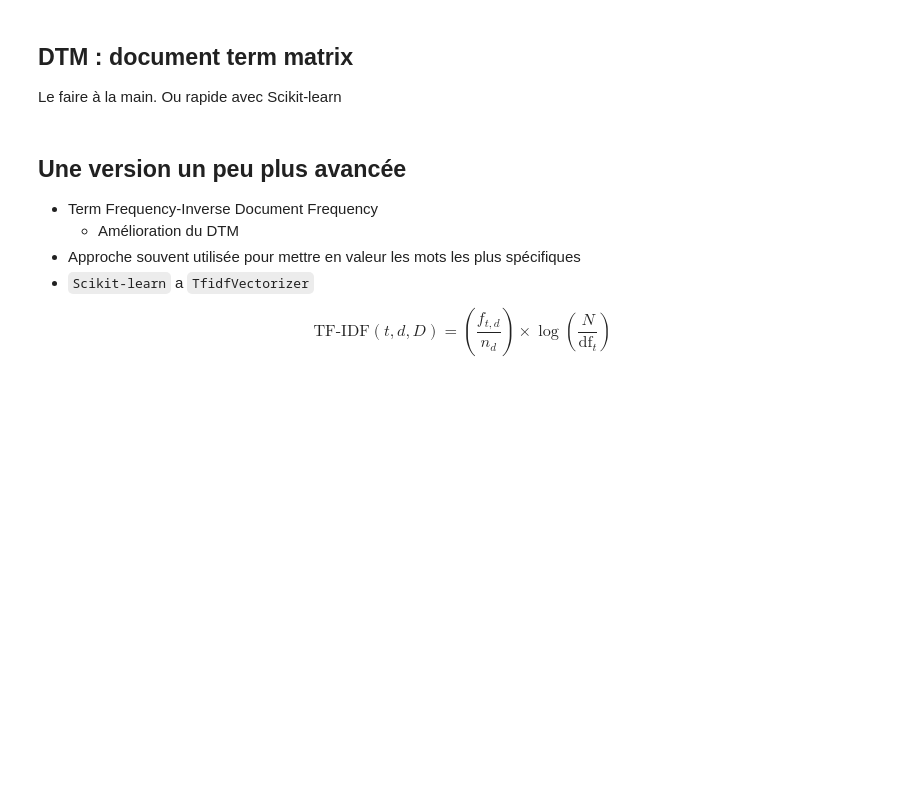
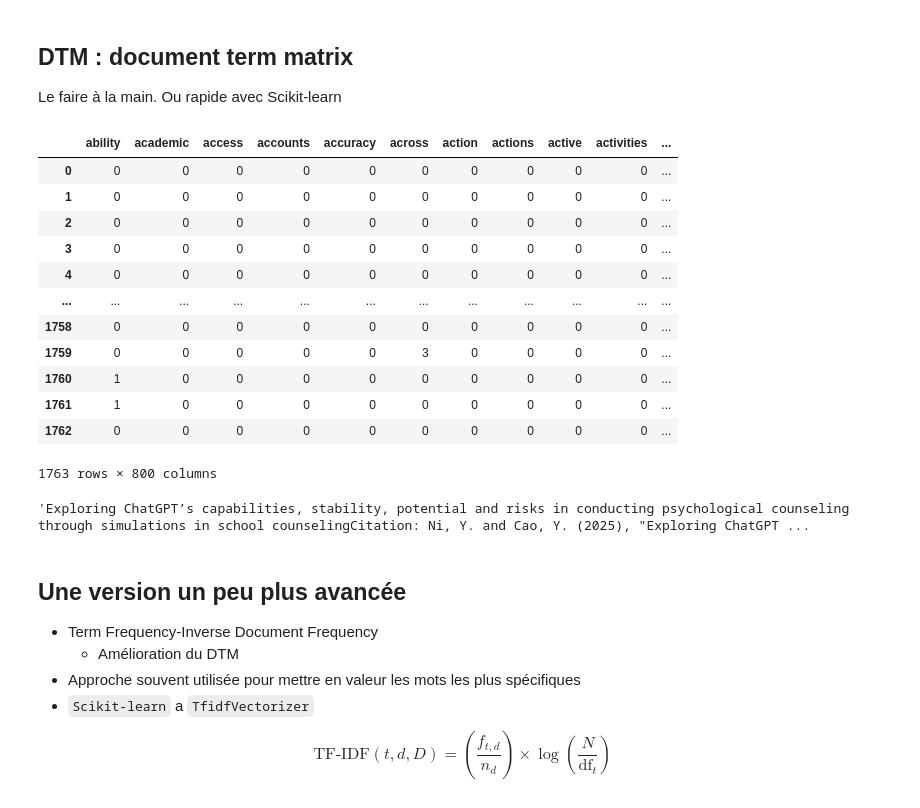
Before and after one commit to pyshs/URFIST-Lyon-2026, a Jupyter notebook: notebooks/NLP/2 Le texte comme un sac de mots.ipynb, the cells around one changed output. Saved outputs shown, nothing was run; the diff lists cells and outputs as text; code cells hidden in the pictures; blank space fills up the shorter version.

```diff
--- a/notebooks/NLP/2 Le texte comme un sac de mots.ipynb
+++ b/notebooks/NLP/2 Le texte comme un sac de mots.ipynb
@@ -92,15 +136,33 @@ Le faire à la main. Ou rapide avec Scikit-learn
 # %%
 from sklearn.feature_extraction.text import CountVectorizer
 
 # créer mon object de ML
-vectorizer = CountVectorizer(stop_words=english_stopwords,
+vectorizer = CountVectorizer(stop_words=english_stopwords + [str(i) for i in range(0, 10000)],
                              ngram_range=(1, 1),
                              max_features=800)
 
 # appliquer sur les données
 X = vectorizer.fit_transform(df["texte"])
 X = pd.DataFrame(X.toarray(),columns=list(vectorizer.get_feature_names_out()))
 X
+# %% [output]
+|  | ability | academic | access | accounts | accuracy | across | action | actions | active | activities | ... |
+| 0 | 0 | 0 | 0 | 0 | 0 | 0 | 0 | 0 | 0 | 0 | ... |
+| 1 | 0 | 0 | 0 | 0 | 0 | 0 | 0 | 0 | 0 | 0 | ... |
+| 2 | 0 | 0 | 0 | 0 | 0 | 0 | 0 | 0 | 0 | 0 | ... |
+| 3 | 0 | 0 | 0 | 0 | 0 | 0 | 0 | 0 | 0 | 0 | ... |
+| 4 | 0 | 0 | 0 | 0 | 0 | 0 | 0 | 0 | 0 | 0 | ... |
+| ... | ... | ... | ... | ... | ... | ... | ... | ... | ... | ... | ... |
+| 1758 | 0 | 0 | 0 | 0 | 0 | 0 | 0 | 0 | 0 | 0 | ... |
+| 1759 | 0 | 0 | 0 | 0 | 0 | 3 | 0 | 0 | 0 | 0 | ... |
+| 1760 | 1 | 0 | 0 | 0 | 0 | 0 | 0 | 0 | 0 | 0 | ... |
+| 1761 | 1 | 0 | 0 | 0 | 0 | 0 | 0 | 0 | 0 | 0 | ... |
+| 1762 | 0 | 0 | 0 | 0 | 0 | 0 | 0 | 0 | 0 | 0 | ... |
+1763 rows × 800 columns
+# %%
+df.iloc[1760]["texte"]
+# %% [output]
+'Exploring ChatGPT’s capabilities, stability, potential and risks in conducting psychological counseling through simulations in school counselingCitation: Ni, Y. and Cao, Y. (2025), "Exploring ChatGPT ...
 # %% [markdown]
 ## Une version un peu plus avancée
 
```
Also changed, not shown: parts of 13 cells of this notebook, 1 other file.
